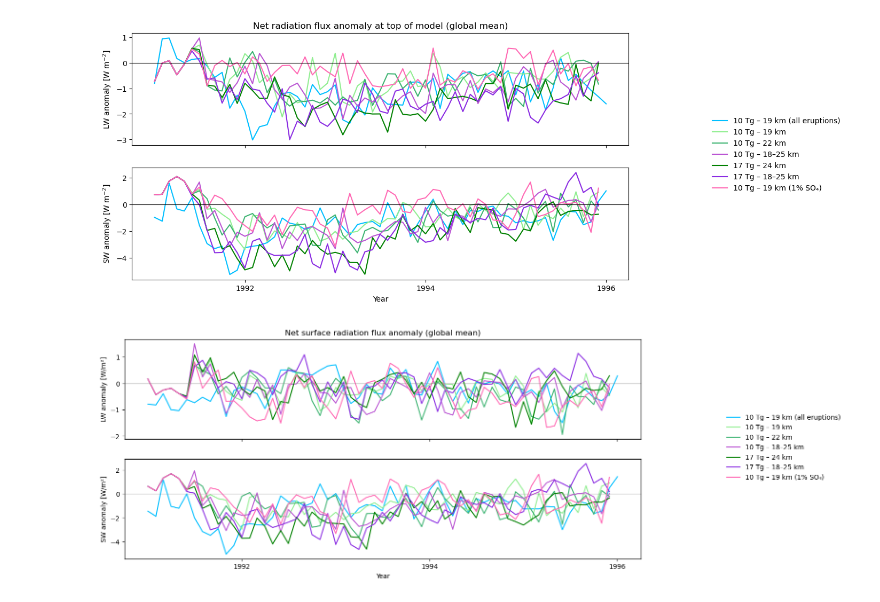
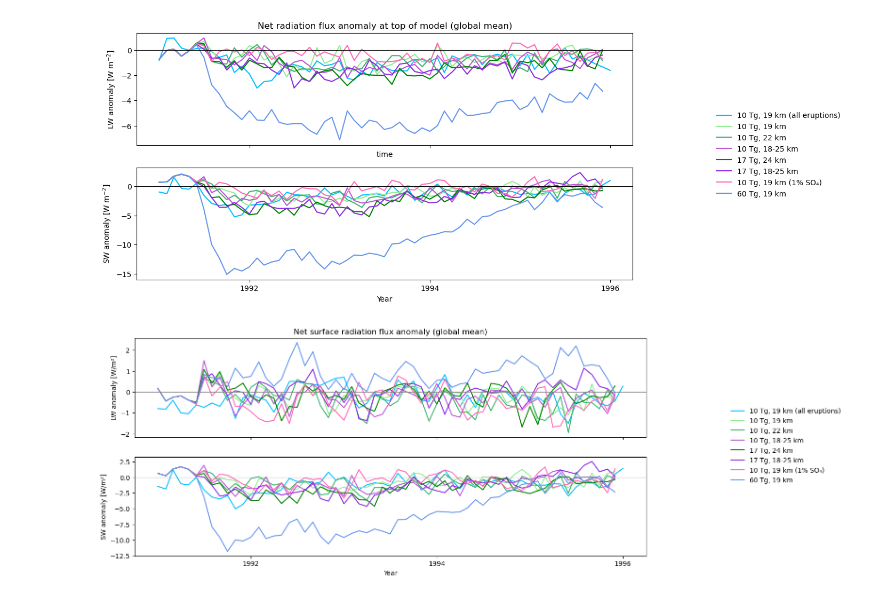
Before and after one commit to EliHHogemo/master_thesis, a Jupyter notebook: radiation.ipynb, the cells around one changed output. Cells and saved outputs as stored; diff of their text form; code cells hidden in the pictures.

```diff
--- a/radiation.ipynb
+++ b/radiation.ipynb
@@ -86,6 +89,9 @@ ds_1tg = ds_1tg.assign_coords(time=shifted_time)
 
 shifted_time = np.array([shift_one_month_back(t) for t in ds_1pr['time'].values])
 ds_1pr = ds_1pr.assign_coords(time=shifted_time)
+
+shifted_time = np.array([shift_one_month_back(t) for t in ds_60tg['time'].values])
+ds_60tg = ds_60tg.assign_coords(time=shifted_time)
 # %%
 lat = ds_19["lat"]
 weighted_lat = np.cos(np.deg2rad(lat))
@@ -103,6 +109,8 @@ lat_1tg = ds_1tg["lat"]
 weighted_lat_1tg = np.cos(np.deg2rad(lat_1tg))
 lat_1pr = ds_1pr["lat"]
 weighted_lat_1pr = np.cos(np.deg2rad(lat_1pr))
+lat_60tg = ds_60tg["lat"]
+weighted_lat_60tg = np.cos(np.deg2rad(lat_60tg))
 # %%
 netlwtom = ds_19["FLNT"].weighted(weighted_lat).mean(dim=["lat", "lon"])
 baseline = netlwtom.sel(time=slice("1975-01", "1985-12"))
@@ -130,6 +138,9 @@ netlwtom_1tg_anom = netlwtom_1tg.groupby("time.month") - baseline
 
 netlwtom_1pr = ds_1pr["FLNT"].weighted(weighted_lat_1pr).mean(dim=["lat", "lon"])
 netlwtom_1pr_anom = netlwtom_1pr.groupby("time.month") - baseline
+
+netlwtom_60tg = ds_60tg["FLNT"].weighted(weighted_lat_60tg).mean(dim=["lat", "lon"])
+netlwtom_60tg_anom = netlwtom_60tg.groupby("time.month") - baseline
 # %%
 netswtom = ds_19["FSNT"].weighted(weighted_lat).mean(dim=["lat", "lon"])
 baseline = netswtom.sel(time=slice("1975-01", "1985-12"))
@@ -157,39 +168,49 @@ netswtom_1tg_anom = netswtom_1tg.groupby("time.month") - baseline
 
 netswtom_1pr = ds_1pr["FSNT"].weighted(weighted_lat_1pr).mean(dim=["lat", "lon"])
 netswtom_1pr_anom = netswtom_1pr.groupby("time.month") - baseline
+
+netswtom_60tg = ds_60tg["FSNT"].weighted(weighted_lat_60tg).mean(dim=["lat", "lon"])
+netswtom_60tg_anom = netswtom_60tg.groupby("time.month") - baseline
 # %%
 fig, (ax_lw, ax_sw) = plt.subplots(
     2, 1, figsize=(12, 6), sharex=True
 )
 
 
-ax_lw.plot(netlwtom_anom.time, netlwtom_anom,
-           color="deepskyblue", lw=1.5,
-           label="10 Tg – 19 km (all eruptions)")
+netlwtom_anom.plot(
+    ax=ax_lw,
+    color="deepskyblue",
+    lw=1.5,
+    label="10 Tg, 19 km (all eruptions)"
+)
 
 ax_lw.plot(netlwtom_19_c_anom.time, netlwtom_19_c_anom,
            color="lightgreen", lw=1.5,
-           label="10 Tg – 19 km")
+           label="10 Tg, 19 km")
 
 ax_lw.plot(netlwtom_22_anom.time, netlwtom_22_anom,
            color="mediumseagreen", lw=1.5,
-           label="10 Tg – 22 km")
+           label="10 Tg, 22 km")
 
 ax_lw.plot(netlwtom_1825_anom.time, netlwtom_1825_anom,
            color="mediumorchid", lw=1.5,
-           label="10 Tg – 18–25 km")
+           label="10 Tg, 18-25 km")
 
 ax_lw.plot(netlwtom_24_anom.time, netlwtom_24_anom,
            color="green", lw=1.5,
-           label="17 Tg – 24 km")
+           label="17 Tg, 24 km")
 
 ax_lw.plot(netlwtom_1825_17tg_anom.time, netlwtom_1825_17tg_anom,
            color="blueviolet", lw=1.5,
-           label="17 Tg – 18–25 km")
+           label="17 Tg, 18-25 km")
 
 ax_lw.plot(netlwtom_1pr_anom.time, netlwtom_1pr_anom,
            color="hotpink", lw=1.5,
-           label="10 Tg – 19 km (1% SO₄)")
+           label="10 Tg, 19 km (1% SO₄)")
+
+ax_lw.plot(netlwtom_60tg_anom.time, netlwtom_60tg_anom,
+           color="cornflowerblue", lw=1.5,
+           label="60 Tg, 19 km")
 
 ax_lw.axhline(0, color="black", lw=0.8)
 ax_lw.set_ylabel("LW anomaly [W m$^{-2}$]")
@@ -204,34 +225,37 @@ ax_sw.plot(netswtom_19_c_anom.time, netswtom_19_c_anom,
 
 ax_sw.plot(netswtom_22_anom.time, netswtom_22_anom,
            color="mediumseagreen", lw=1.5)
 
 ax_sw.plot(netswtom_1825_anom.time, netswtom_1825_anom,
            color="mediumorchid", lw=1.5)
 
 ax_sw.plot(netswtom_24_anom.time, netswtom_24_anom,
            color="green", lw=1.5)
 
 ax_sw.plot(netswtom_1825_17tg_anom.time, netswtom_1825_17tg_anom,
            color="blueviolet", lw=1.5)
 
 ax_sw.plot(netswtom_1pr_anom.time, netswtom_1pr_anom,
            color="hotpink", lw=1.5)
 
+ax_sw.plot(netswtom_60tg_anom.time, netswtom_60tg_anom,
+           color="cornflowerblue", lw=1.5)
+
 ax_sw.axhline(0, color="black", lw=0.8)
 ax_sw.set_ylabel("SW anomaly [W m$^{-2}$]")
 ax_sw.set_xlabel("Year")
 
 
 fig.legend(
     loc="center left",
     bbox_to_anchor=(1.02, 0.5),
     frameon=False
 )
 
 
 plt.show()
 # %% [output]
-[figure, old version]
+[figure, new version]
 # %%
 netlwsurf = ds_19["FLNS"].weighted(weighted_lat).mean(dim=["lat", "lon"])
 baseline = netlwsurf.sel(time=slice("1975-01", "1985-12"))
@@ -290,13 +320,14 @@ netswsurf_1pr_anom = netswsurf_1pr.groupby("time.month") - baseline
 fig, (ax_lw, ax_sw) = plt.subplots(2, 1, figsize=(14, 6), sharex=True)
 
 
-ax_lw.plot(netlwsurf_anom.time, netlwsurf_anom, color="deepskyblue", lw=1.5,label="10 Tg – 19 km (all eruptions)")
-ax_lw.plot(netlwsurf_19_c_anom.time, netlwsurf_19_c_anom, color="lightgreen", lw=1.5,label="10 Tg – 19 km")
-ax_lw.plot(netlwsurf_22_anom.time, netlwsurf_22_anom,color="mediumseagreen", lw=1.5,label="10 Tg – 22 km")
-ax_lw.plot(netlwsurf_1825_anom.time, netlwsurf_1825_anom,color="mediumorchid", lw=1.5,label="10 Tg – 18–25 km")
-ax_lw.plot(netlwsurf_24_anom.time, netlwsurf_24_anom,color="green", lw=1.5,label="17 Tg – 24 km")
-ax_lw.plot(netlwsurf_1825_17tg_anom.time, netlwsurf_1825_17tg_anom,color="blueviolet", lw=1.5,label="17 Tg – 18–25 km")
-ax_lw.plot(netlwsurf_1pr_anom.time, netlwsurf_1pr_anom,color="hotpink", lw=1.5,label="10 Tg – 19 km (1% SO₄)")
+ax_lw.plot(netlwsurf_anom.time, netlwsurf_anom, color="deepskyblue", lw=1.5,label="10 Tg, 19 km (all eruptions)")
+ax_lw.plot(netlwsurf_19_c_anom.time, netlwsurf_19_c_anom, color="lightgreen", lw=1.5,label="10 Tg, 19 km")
+ax_lw.plot(netlwsurf_22_anom.time, netlwsurf_22_anom,color="mediumseagreen", lw=1.5,label="10 Tg, 22 km")
+ax_lw.plot(netlwsurf_1825_anom.time, netlwsurf_1825_anom,color="mediumorchid", lw=1.5,label="10 Tg, 18-25 km")
+ax_lw.plot(netlwsurf_24_anom.time, netlwsurf_24_anom,color="green", lw=1.5,label="17 Tg, 24 km")
+ax_lw.plot(netlwsurf_1825_17tg_anom.time, netlwsurf_1825_17tg_anom,color="blueviolet", lw=1.5,label="17 Tg, 18-25 km")
+ax_lw.plot(netlwsurf_1pr_anom.time, netlwsurf_1pr_anom,color="hotpink", lw=1.5,label="10 Tg, 19 km (1% SO₄)")
+ax_lw.plot(netlwsurf_60tg_anom.time, netlwsurf_60tg_anom,color="cornflowerblue", lw=1.5,label="60 Tg, 19 km ")
 
 ax_lw.axhline(0, color="gray", lw=0.8)
 ax_lw.set_ylabel("LW anomaly [W/m²]")
@@ -310,7 +341,7 @@ ax_sw.plot(netswsurf_1825_anom.time, netswsurf_1825_anom,color="mediumorchid", l
 ax_sw.plot(netswsurf_24_anom.time, netswsurf_24_anom,color="green", lw=1.5)
 ax_sw.plot(netswsurf_1825_17tg_anom.time, netswsurf_1825_17tg_anom,color="blueviolet", lw=1.5)
 ax_sw.plot(netswsurf_1pr_anom.time, netswsurf_1pr_anom,color="hotpink", lw=1.5)
-
+ax_sw.plot(netswsurf_60tg_anom.time, netswsurf_60tg_anom,color="cornflowerblue", lw=1.5)
 ax_sw.axhline(0, color="gray", lw=0.8)
 ax_sw.set_ylabel("SW anomaly [W/m²]")
 ax_sw.set_xlabel("Year")
@@ -323,4 +354,4 @@ fig.legend(
 
 plt.show()
 # %% [output]
-[figure, old version]
+[figure, new version]
```
Also changed, not shown: parts of 4 cells of this notebook, 4 other files.
